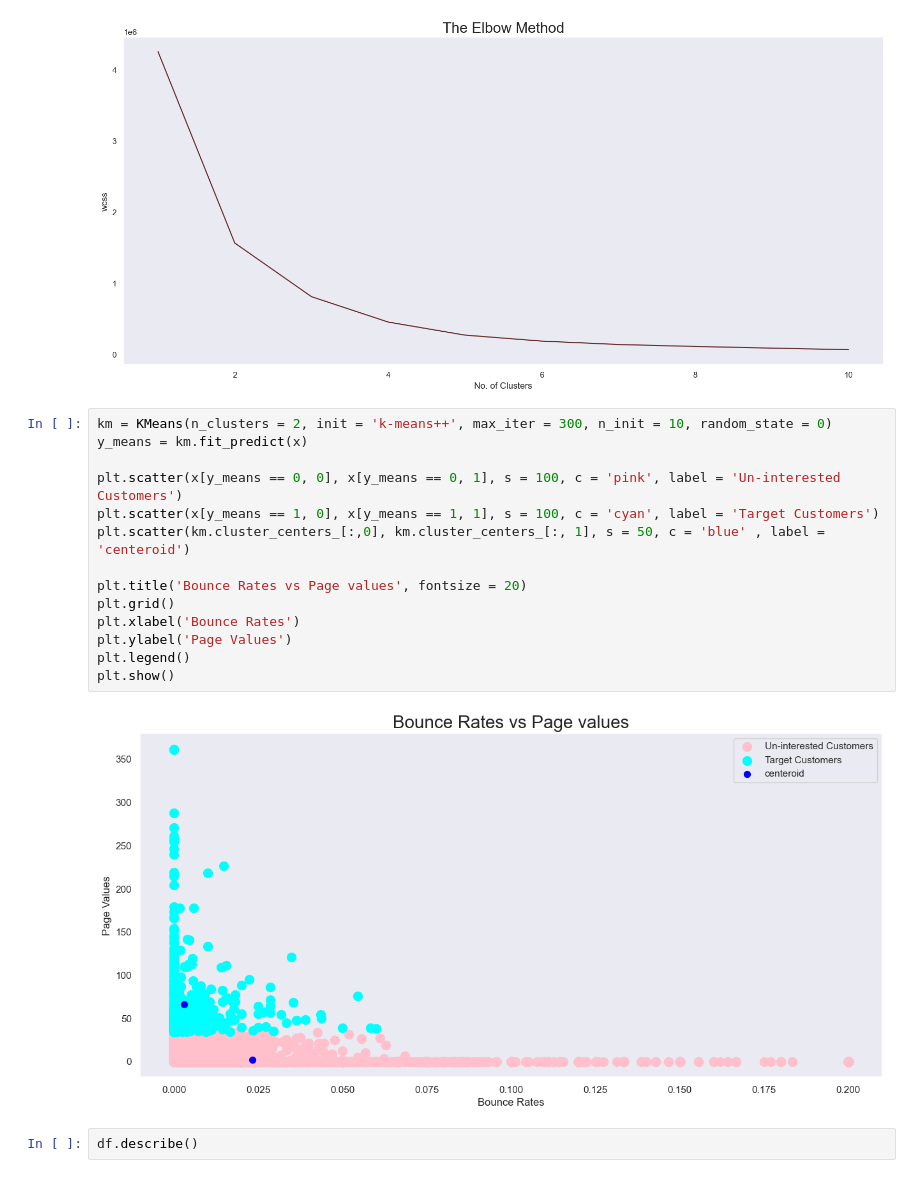
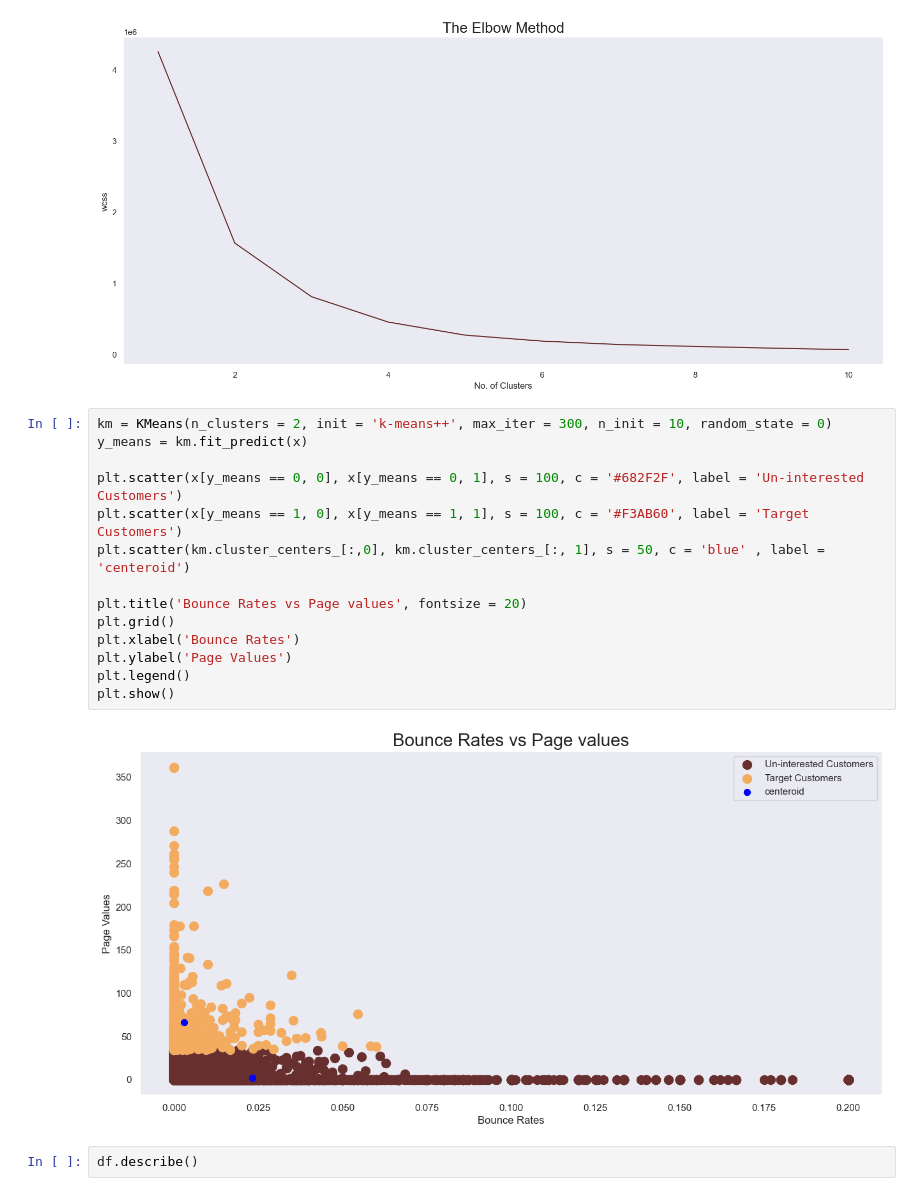
Before and after one commit to nitinjosephrepo/Analyzing-Online-Shopper-Purchase-Intention, a Jupyter notebook: Online-Shopper-Purchase-Intention.ipynb, the cells around one changed output. Cells and saved outputs as stored; diff of their text form.

```diff
--- a/Online-Shopper-Purchase-Intention.ipynb
+++ b/Online-Shopper-Purchase-Intention.ipynb
@@ -476,19 +481,19 @@ plt.show()
 # %%
 km = KMeans(n_clusters = 2, init = 'k-means++', max_iter = 300, n_init = 10, random_state = 0)
 y_means = km.fit_predict(x)
 
-plt.scatter(x[y_means == 0, 0], x[y_means == 0, 1], s = 100, c = 'pink', label = 'Un-interested Customers')
-plt.scatter(x[y_means == 1, 0], x[y_means == 1, 1], s = 100, c = 'cyan', label = 'Target Customers')
+plt.scatter(x[y_means == 0, 0], x[y_means == 0, 1], s = 100, c = '#682F2F', label = 'Un-interested Customers')
+plt.scatter(x[y_means == 1, 0], x[y_means == 1, 1], s = 100, c = '#F3AB60', label = 'Target Customers')
 plt.scatter(km.cluster_centers_[:,0], km.cluster_centers_[:, 1], s = 50, c = 'blue' , label = 'centeroid')
 
 plt.title('Bounce Rates vs Page values', fontsize = 20)
 plt.grid()
 plt.xlabel('Bounce Rates')
 plt.ylabel('Page Values')
 plt.legend()
 plt.show()
 # %% [output]
-[figure, old version]
+[figure, new version]
 # %%
 df.describe()
 # %% [output]
```
Also changed, not shown: parts of 25 cells of this notebook.
